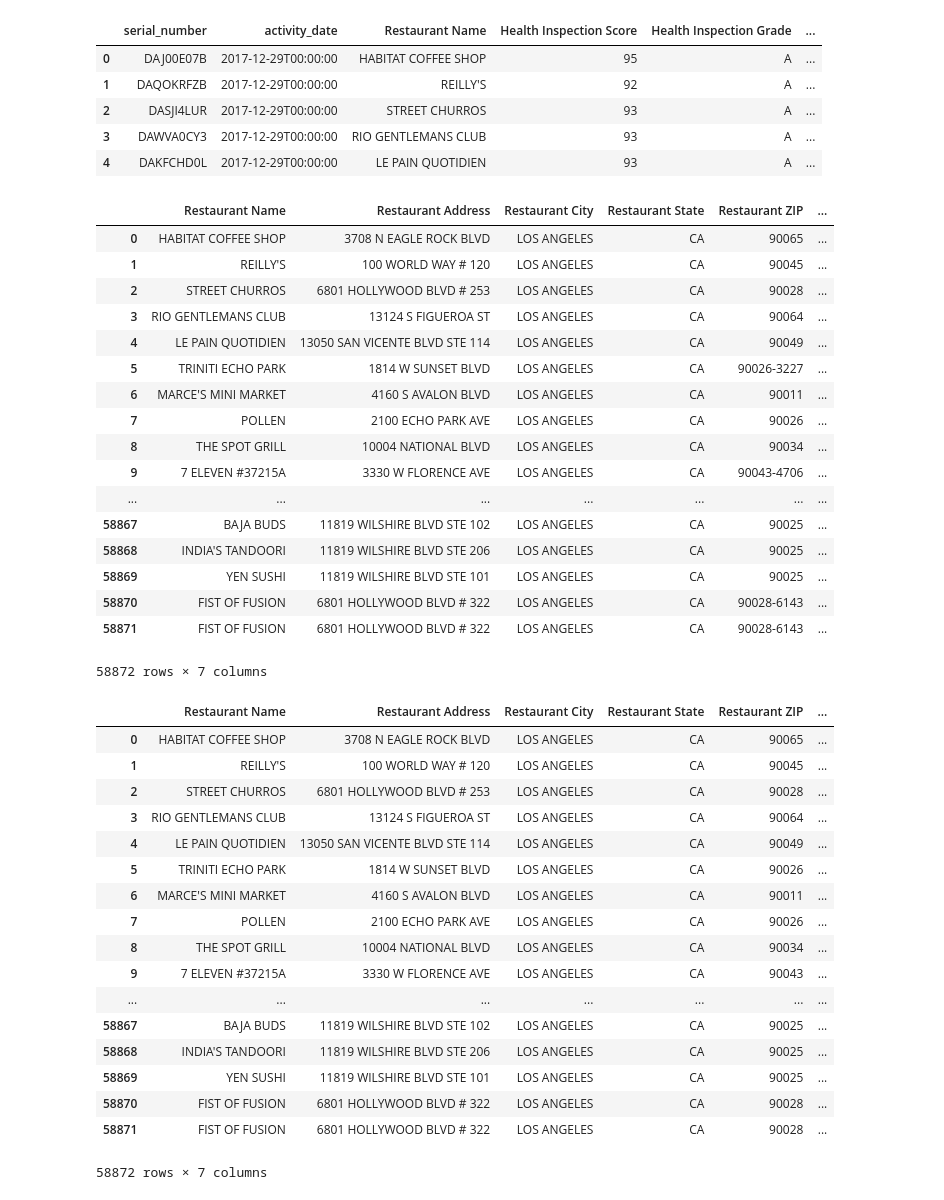
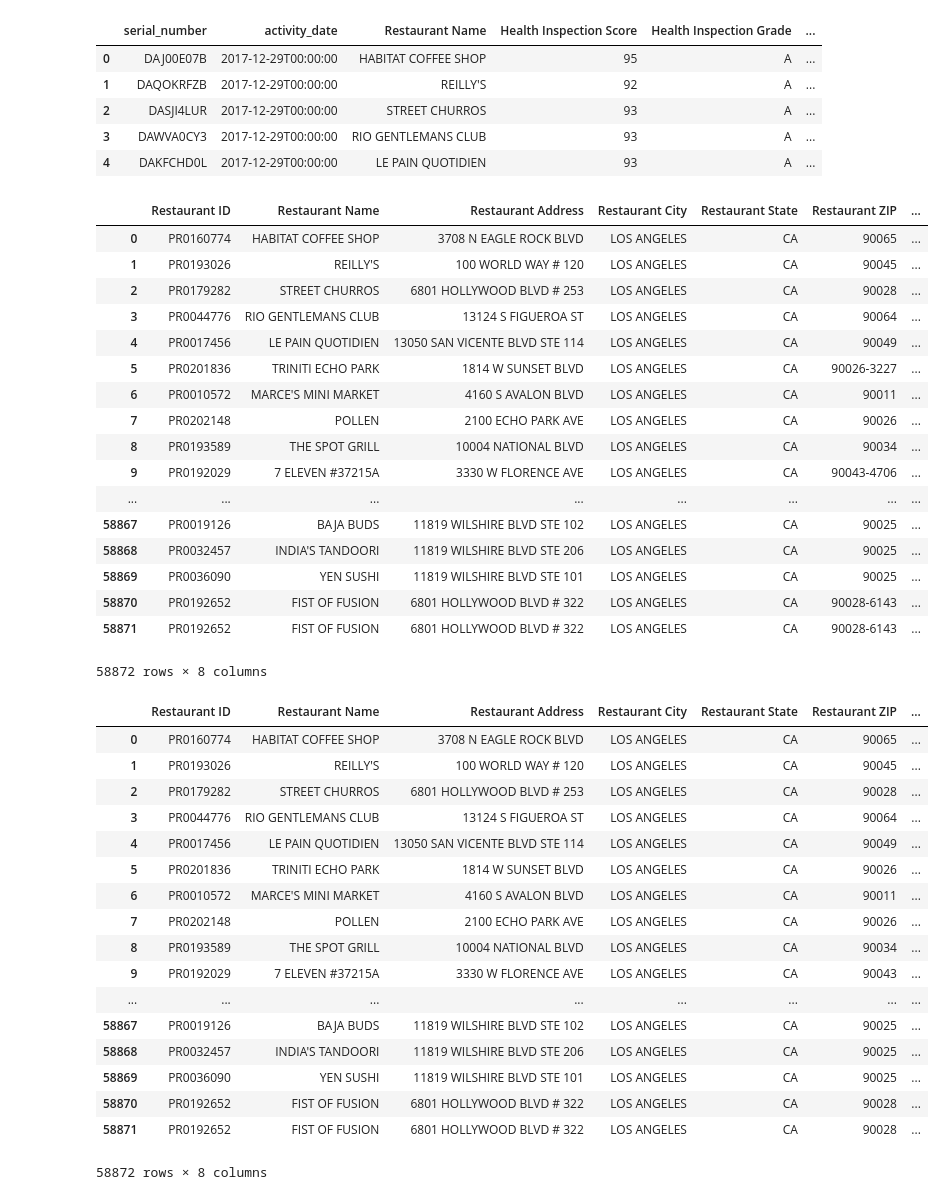
Before and after one commit to theodoremoreland/YelpETL, a Jupyter notebook: restaurant_inspections_transform.ipynb, the cells around one changed output. Saved outputs shown, nothing was run; the diff lists cells and outputs as text; code cells hidden in the pictures.

```diff
--- a/restaurant_inspections_transform.ipynb
+++ b/restaurant_inspections_transform.ipynb
@@ -14,9 +14,9 @@ inspection_df.head()
 | 3 | DAWVA0CY3 | 2017-12-29T00:00:00 | RIO GENTLEMANS CLUB | 93 | A | 1 | ROUTINE INSPECTION | ... |
 | 4 | DAKFCHD0L | 2017-12-29T00:00:00 | LE PAIN QUOTIDIEN | 93 | A | 1 | ROUTINE INSPECTION | ... |
 # %%
-rename_columns = {"facility_name":"Restaurant Name", "facility_address":"Restaurant Address", "facility_city":"Restaurant City",
-           "facility_state":"Restaurant State", "facility_zip":"Restaurant ZIP", "score":"Health Inspection Score",
-           "grade":"Health Inspection Grade"}
+rename_columns = {"record_id":"Restaurant ID", "facility_name":"Restaurant Name", "facility_address":"Restaurant Address",
+                  "facility_city":"Restaurant City", "facility_state":"Restaurant State", "facility_zip":"Restaurant ZIP",
+                  "score":"Health Inspection Score", "grade":"Health Inspection Grade"}
 
 inspection_df = inspection_df.rename(columns=rename_columns)
 inspection_df.head()
@@ -28,50 +28,50 @@ inspection_df.head()
 | 3 | DAWVA0CY3 | 2017-12-29T00:00:00 | RIO GENTLEMANS CLUB | 93 | A | ... |
 | 4 | DAKFCHD0L | 2017-12-29T00:00:00 | LE PAIN QUOTIDIEN | 93 | A | ... |
 # %%
-columns = ["Restaurant Name", "Restaurant Address", "Restaurant City",
+columns = ["Restaurant ID", "Restaurant Name", "Restaurant Address", "Restaurant City",
            "Restaurant State", "Restaurant ZIP", "Health Inspection Score",
            "Health Inspection Grade"]
 
 inspection_clean_df = inspection_df[columns].copy()
 inspection_clean_df
 # %% [output]
-|  | Restaurant Name | Restaurant Address | Restaurant City | Restaurant State | Restaurant ZIP | ... |
-| 0 | HABITAT COFFEE SHOP | 3708 N EAGLE ROCK BLVD | LOS ANGELES | CA | 90065 | ... |
-| 1 | REILLY'S | 100 WORLD WAY # 120 | LOS ANGELES | CA | 90045 | ... |
-| 2 | STREET CHURROS | 6801 HOLLYWOOD BLVD # 253 | LOS ANGELES | CA | 90028 | ... |
-| 3 | RIO GENTLEMANS CLUB | 13124 S FIGUEROA ST | LOS ANGELES | CA | 90064 | ... |
-| 4 | LE PAIN QUOTIDIEN | 13050 SAN VICENTE BLVD STE 114 | LOS ANGELES | CA | 90049 | ... |
-| 5 | TRINITI ECHO PARK | 1814 W SUNSET BLVD | LOS ANGELES | CA | 90026-3227 | ... |
-| 6 | MARCE'S MINI MARKET | 4160 S AVALON BLVD | LOS ANGELES | CA | 90011 | ... |
-| 7 | POLLEN | 2100 ECHO PARK AVE | LOS ANGELES | CA | 90026 | ... |
-| 8 | THE SPOT GRILL | 10004 NATIONAL BLVD | LOS ANGELES | CA | 90034 | ... |
-| 9 | 7 ELEVEN #37215A | 3330 W FLORENCE AVE | LOS ANGELES | CA | 90043-4706 | ... |
-| ... | ... | ... | ... | ... | ... | ... |
-| 58867 | BAJA BUDS | 11819 WILSHIRE BLVD STE 102 | LOS ANGELES | CA | 90025 | ... |
-| 58868 | INDIA'S TANDOORI | 11819 WILSHIRE BLVD STE 206 | LOS ANGELES | CA | 90025 | ... |
-| 58869 | YEN SUSHI | 11819 WILSHIRE BLVD STE 101 | LOS ANGELES | CA | 90025 | ... |
-| 58870 | FIST OF FUSION | 6801 HOLLYWOOD BLVD # 322 | LOS ANGELES | CA | 90028-6143 | ... |
-| 58871 | FIST OF FUSION | 6801 HOLLYWOOD BLVD # 322 | LOS ANGELES | CA | 90028-6143 | ... |
+|  | Restaurant ID | Restaurant Name | Restaurant Address | Restaurant City | Restaurant State | Restaurant ZIP | ... |
+| 0 | PR0160774 | HABITAT COFFEE SHOP | 3708 N EAGLE ROCK BLVD | LOS ANGELES | CA | 90065 | ... |
+| 1 | PR0193026 | REILLY'S | 100 WORLD WAY # 120 | LOS ANGELES | CA | 90045 | ... |
+| 2 | PR0179282 | STREET CHURROS | 6801 HOLLYWOOD BLVD # 253 | LOS ANGELES | CA | 90028 | ... |
+| 3 | PR0044776 | RIO GENTLEMANS CLUB | 13124 S FIGUEROA ST | LOS ANGELES | CA | 90064 | ... |
+| 4 | PR0017456 | LE PAIN QUOTIDIEN | 13050 SAN VICENTE BLVD STE 114 | LOS ANGELES | CA | 90049 | ... |
+| 5 | PR0201836 | TRINITI ECHO PARK | 1814 W SUNSET BLVD | LOS ANGELES | CA | 90026-3227 | ... |
+| 6 | PR0010572 | MARCE'S MINI MARKET | 4160 S AVALON BLVD | LOS ANGELES | CA | 90011 | ... |
+| 7 | PR0202148 | POLLEN | 2100 ECHO PARK AVE | LOS ANGELES | CA | 90026 | ... |
+| 8 | PR0193589 | THE SPOT GRILL | 10004 NATIONAL BLVD | LOS ANGELES | CA | 90034 | ... |
+| 9 | PR0192029 | 7 ELEVEN #37215A | 3330 W FLORENCE AVE | LOS ANGELES | CA | 90043-4706 | ... |
+| ... | ... | ... | ... | ... | ... | ... | ... |
+| 58867 | PR0019126 | BAJA BUDS | 11819 WILSHIRE BLVD STE 102 | LOS ANGELES | CA | 90025 | ... |
+| 58868 | PR0032457 | INDIA'S TANDOORI | 11819 WILSHIRE BLVD STE 206 | LOS ANGELES | CA | 90025 | ... |
+| 58869 | PR0036090 | YEN SUSHI | 11819 WILSHIRE BLVD STE 101 | LOS ANGELES | CA | 90025 | ... |
+| 58870 | PR0192652 | FIST OF FUSION | 6801 HOLLYWOOD BLVD # 322 | LOS ANGELES | CA | 90028-6143 | ... |
+| 58871 | PR0192652 | FIST OF FUSION | 6801 HOLLYWOOD BLVD # 322 | LOS ANGELES | CA | 90028-6143 | ... |
-58872 rows × 7 columns
+58872 rows × 8 columns
 # %%
 inspection_clean_df["Restaurant ZIP"] = inspection_clean_df["Restaurant ZIP"].str[:5]
 inspection_clean_df
 # %% [output]
-|  | Restaurant Name | Restaurant Address | Restaurant City | Restaurant State | Restaurant ZIP | ... |
-| 0 | HABITAT COFFEE SHOP | 3708 N EAGLE ROCK BLVD | LOS ANGELES | CA | 90065 | ... |
-| 1 | REILLY'S | 100 WORLD WAY # 120 | LOS ANGELES | CA | 90045 | ... |
-| 2 | STREET CHURROS | 6801 HOLLYWOOD BLVD # 253 | LOS ANGELES | CA | 90028 | ... |
-| 3 | RIO GENTLEMANS CLUB | 13124 S FIGUEROA ST | LOS ANGELES | CA | 90064 | ... |
-| 4 | LE PAIN QUOTIDIEN | 13050 SAN VICENTE BLVD STE 114 | LOS ANGELES | CA | 90049 | ... |
-| 5 | TRINITI ECHO PARK | 1814 W SUNSET BLVD | LOS ANGELES | CA | 90026 | ... |
-| 6 | MARCE'S MINI MARKET | 4160 S AVALON BLVD | LOS ANGELES | CA | 90011 | ... |
-| 7 | POLLEN | 2100 ECHO PARK AVE | LOS ANGELES | CA | 90026 | ... |
-| 8 | THE SPOT GRILL | 10004 NATIONAL BLVD | LOS ANGELES | CA | 90034 | ... |
-| 9 | 7 ELEVEN #37215A | 3330 W FLORENCE AVE | LOS ANGELES | CA | 90043 | ... |
-| ... | ... | ... | ... | ... | ... | ... |
-| 58867 | BAJA BUDS | 11819 WILSHIRE BLVD STE 102 | LOS ANGELES | CA | 90025 | ... |
-| 58868 | INDIA'S TANDOORI | 11819 WILSHIRE BLVD STE 206 | LOS ANGELES | CA | 90025 | ... |
-| 58869 | YEN SUSHI | 11819 WILSHIRE BLVD STE 101 | LOS ANGELES | CA | 90025 | ... |
-| 58870 | FIST OF FUSION | 6801 HOLLYWOOD BLVD # 322 | LOS ANGELES | CA | 90028 | ... |
-| 58871 | FIST OF FUSION | 6801 HOLLYWOOD BLVD # 322 | LOS ANGELES | CA | 90028 | ... |
+|  | Restaurant ID | Restaurant Name | Restaurant Address | Restaurant City | Restaurant State | Restaurant ZIP | ... |
+| 0 | PR0160774 | HABITAT COFFEE SHOP | 3708 N EAGLE ROCK BLVD | LOS ANGELES | CA | 90065 | ... |
+| 1 | PR0193026 | REILLY'S | 100 WORLD WAY # 120 | LOS ANGELES | CA | 90045 | ... |
+| 2 | PR0179282 | STREET CHURROS | 6801 HOLLYWOOD BLVD # 253 | LOS ANGELES | CA | 90028 | ... |
+| 3 | PR0044776 | RIO GENTLEMANS CLUB | 13124 S FIGUEROA ST | LOS ANGELES | CA | 90064 | ... |
+| 4 | PR0017456 | LE PAIN QUOTIDIEN | 13050 SAN VICENTE BLVD STE 114 | LOS ANGELES | CA | 90049 | ... |
+| 5 | PR0201836 | TRINITI ECHO PARK | 1814 W SUNSET BLVD | LOS ANGELES | CA | 90026 | ... |
+| 6 | PR0010572 | MARCE'S MINI MARKET | 4160 S AVALON BLVD | LOS ANGELES | CA | 90011 | ... |
+| 7 | PR0202148 | POLLEN | 2100 ECHO PARK AVE | LOS ANGELES | CA | 90026 | ... |
+| 8 | PR0193589 | THE SPOT GRILL | 10004 NATIONAL BLVD | LOS ANGELES | CA | 90034 | ... |
+| 9 | PR0192029 | 7 ELEVEN #37215A | 3330 W FLORENCE AVE | LOS ANGELES | CA | 90043 | ... |
+| ... | ... | ... | ... | ... | ... | ... | ... |
+| 58867 | PR0019126 | BAJA BUDS | 11819 WILSHIRE BLVD STE 102 | LOS ANGELES | CA | 90025 | ... |
+| 58868 | PR0032457 | INDIA'S TANDOORI | 11819 WILSHIRE BLVD STE 206 | LOS ANGELES | CA | 90025 | ... |
+| 58869 | PR0036090 | YEN SUSHI | 11819 WILSHIRE BLVD STE 101 | LOS ANGELES | CA | 90025 | ... |
+| 58870 | PR0192652 | FIST OF FUSION | 6801 HOLLYWOOD BLVD # 322 | LOS ANGELES | CA | 90028 | ... |
+| 58871 | PR0192652 | FIST OF FUSION | 6801 HOLLYWOOD BLVD # 322 | LOS ANGELES | CA | 90028 | ... |
-58872 rows × 7 columns
+58872 rows × 8 columns
```
Also changed, not shown: parts of 1 cell of this notebook, 3 other files.
